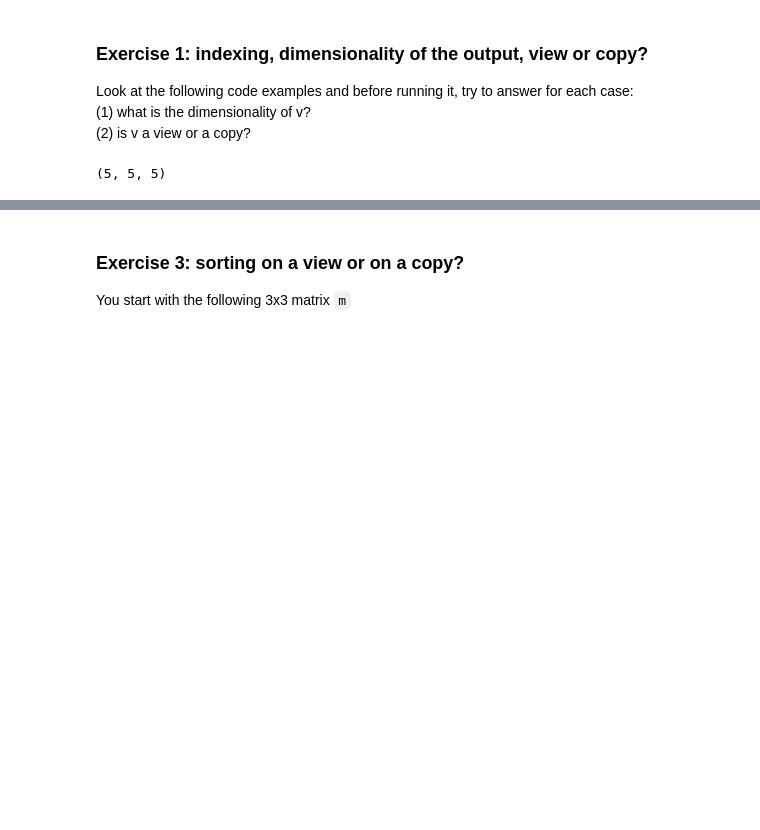
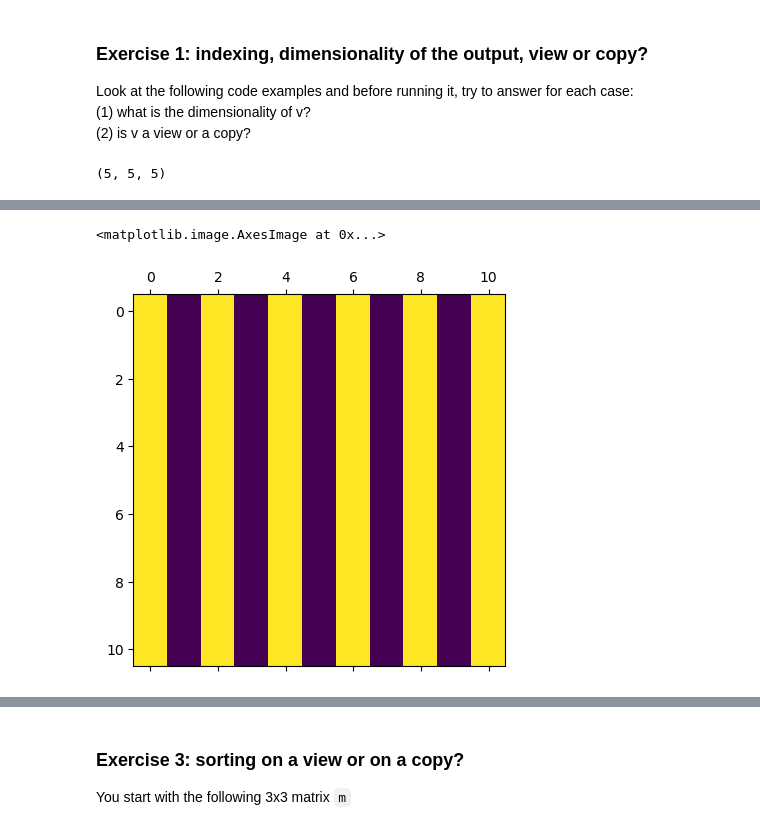
Before and after one commit to ASPP/2023-heraklion-advanced-numpy, a Jupyter notebook: notebook-1-fancyindexing-views-copies-sorting.ipynb, the cells around one changed output, grey strips where cells are left out. Saved outputs shown, nothing was run; the diff lists cells and outputs as text; code cells hidden in the pictures; blank space fills up the shorter version.

```diff
--- a/notebook-1-fancyindexing-views-copies-sorting.ipynb
+++ b/notebook-1-fancyindexing-views-copies-sorting.ipynb
@@ -320,4 +378,10 @@ plt.matshow(e1) #plotting the canvas
 # %%
 # solution cell
+e3 = e1.copy()
+e3[:, ::2] = 1
+plt.matshow(e3) #plotting the canvas
+# %% [output]
+<matplotlib.image.AxesImage at 0x...>
+[figure, added]
 # %%
 # solution cell
```
Also changed, not shown: parts of 12 cells of this notebook.
